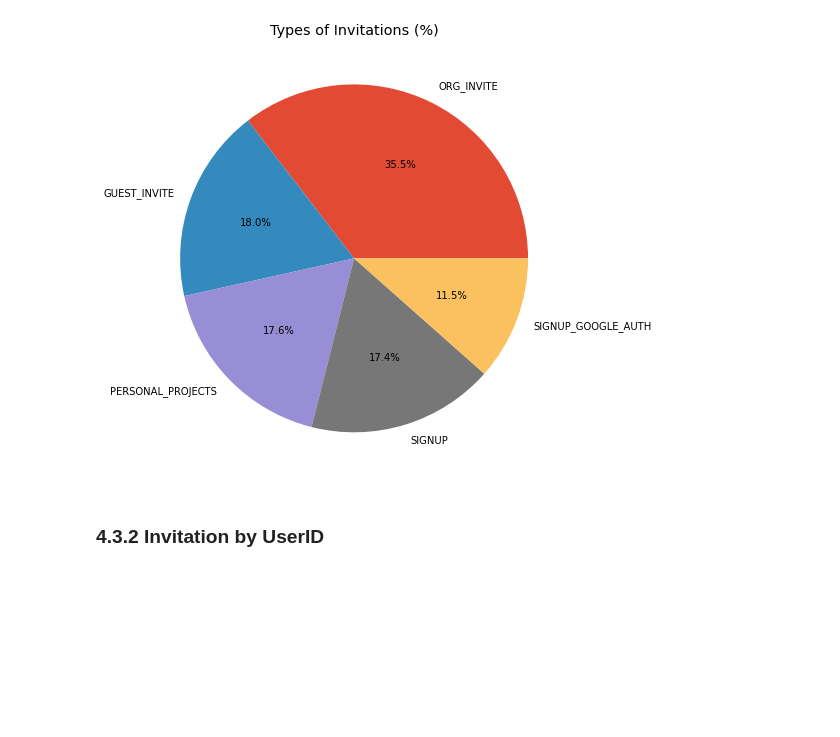
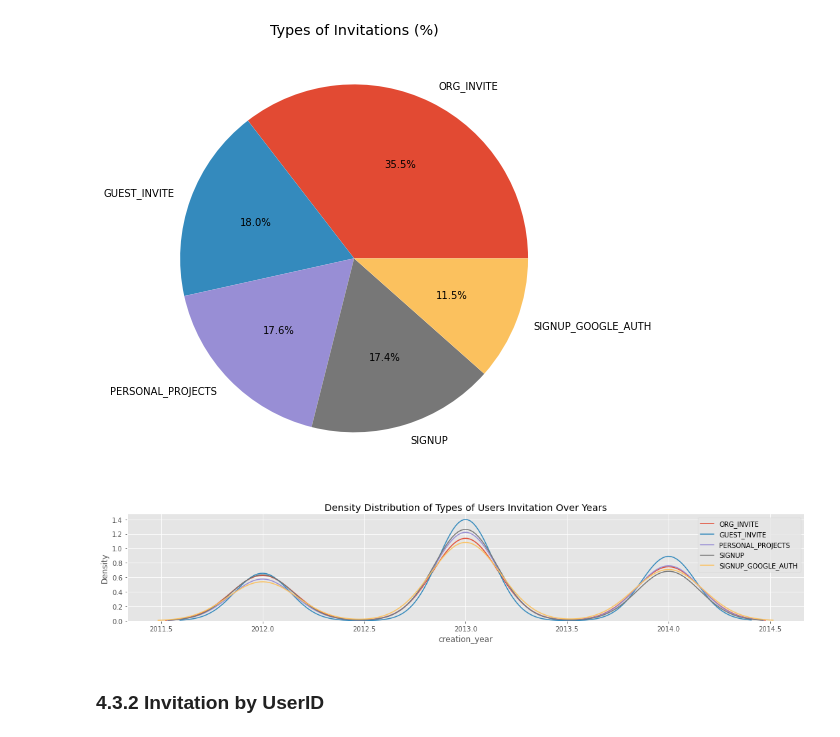
Before and after one commit to Jeyramana/GUVI_Assignments, a Jupyter notebook: Assignment_3/user.ipynb, the cells around one changed output. Cells and saved outputs as stored; diff of their text form; code cells hidden in the pictures; blank space fills up the shorter version.

```diff
--- a/Assignment_3/user.ipynb
+++ b/Assignment_3/user.ipynb
@@ -804,6 +804,14 @@ plt.title('Types of Invitations (%)')
 plt.show()
 # %% [output]
 [figure]
+# %%
+# Year wise Adopted user density distribution plot
+sns.FacetGrid(df1, hue='creation_source', aspect=5).map(sns.kdeplot, 'creation_year', shade=False)
+plt.title('Density Distribution of Types of Users Invitation Over Years')
+plt.legend(labels=['ORG_INVITE', 'GUEST_INVITE', 'PERSONAL_PROJECTS', 'SIGNUP', 'SIGNUP_GOOGLE_AUTH'])
+plt.show()
+# %% [output]
+[figure, added]
 # %% [markdown]
 ### 4.3.2 Invitation by UserID
 # %%
```
Also changed, not shown: parts of 9 cells of this notebook.
